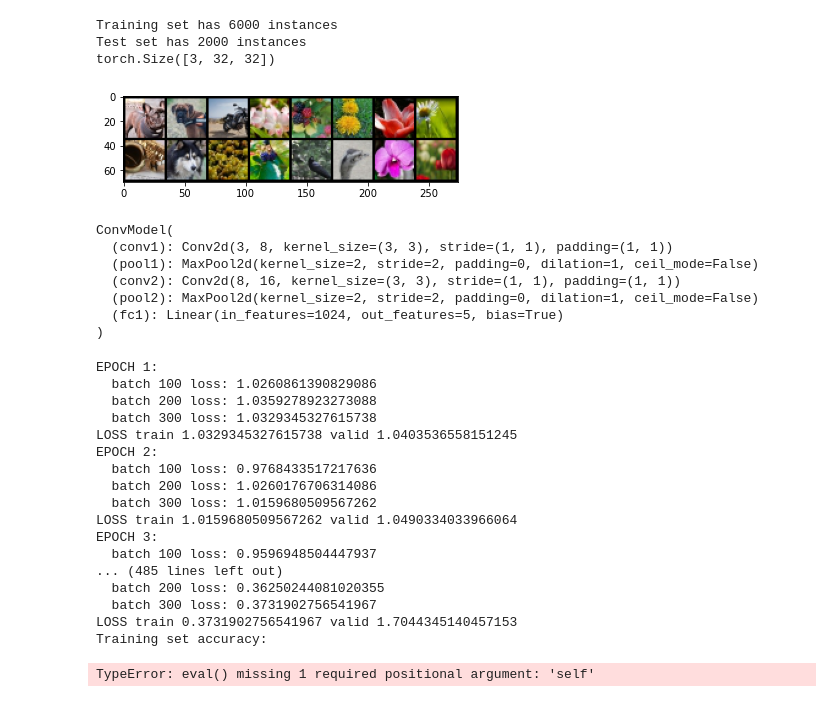
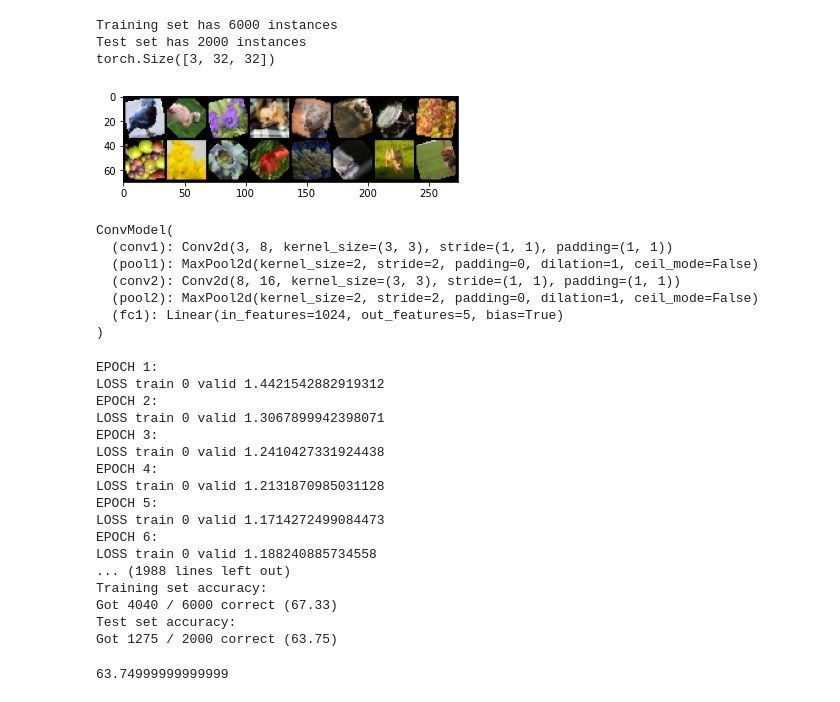
Before and after one commit to rmalone1097/pytorch-image-classifier, a Jupyter notebook: PyTorch_classifier.ipynb, the cells around one changed output. Saved outputs shown, nothing was run; the diff lists cells and outputs as text; code cells hidden in the pictures.

```diff
--- a/PyTorch_classifier.ipynb
+++ b/PyTorch_classifier.ipynb
@@ -40,11 +34,14 @@ class CustomDataset(Dataset):
         labels = []
 
         for folder in os.listdir(img_dir):
-            label = class_names_label[folder]
+            if folder in class_names:
+                label = class_names_label[folder]
             for file in os.listdir(os.path.join(img_dir, folder)):
                 img_path = os.path.join(os.path.join(img_dir, folder), file)
-                img_paths.append(img_path)
-                labels.append(int(label))
+                _, file_extension = os.path.splitext(img_path)
+                if file_extension == '.jpg':
+                    img_paths.append(img_path)
+                    labels.append(int(label))
 
         self.img_labels = pd.DataFrame(np.column_stack([img_paths, labels]))
         self.img_paths = img_paths
@@ -70,18 +67,19 @@ class CustomDataset(Dataset):
         return (image, label)
 # %%
 class_names = ['berry', 'bird', 'dog', 'flower', 'other']
-batch_size = 32
+batch_size = 16
 
 # Add transforms to images to protect against overfitting
 transform = transforms.Compose([
     transforms.RandomHorizontalFlip(p=0.5),
     transforms.RandomVerticalFlip(p=0.5),
     transforms.RandomRotation(degrees=45),
-    transforms.RandomResizedCrop(size=(32, 32), scale=(0.8, 1.0), ratio=(0.75, 1.33), interpolation=2)
 ])
 
-train_set = CustomDataset(class_names, r'Linnaeus 5 32X32\train', transform=transform)
-test_set = CustomDataset(class_names, r'Linnaeus 5 32X32\test')
+data_path = os.path.expanduser('~') + '/data'
+
+train_set = CustomDataset(class_names, data_path + '/train' , transform=transform)
+test_set = CustomDataset(class_names, data_path + '/test')
 
 train_loader = DataLoader(train_set, batch_size=batch_size, shuffle=True, pin_memory=True)
 test_loader = DataLoader(test_set, batch_size=batch_size, shuffle=False, pin_memory=True)
@@ -97,15 +95,15 @@ torch.Size([3, 32, 32])
 # %%
 def show_img(image):
     np_image = image.numpy()
     plt.imshow(np.transpose(np_image, (1, 2, 0)))
 
 dataiter = iter(train_loader)
-images, labels = dataiter.next()
+images, labels = next(dataiter)
 
 image_grid = torchvision.utils.make_grid(images)
 show_img(image_grid)
 # %% [output]
-[figure, old version]
+[figure, new version]
 # %%
 #model = torchvision.models.googlenet(pretrained=True)
 #model.to(device)
@@ -204,7 +202,7 @@ timestamp = datetime.now().strftime('%Y%m%d_%H%M%S')
 writer = SummaryWriter('runs/fashion_trainer_{}'.format(timestamp))
 epoch_number = 0
 
-EPOCHS = 100
+EPOCHS = 1000
 
 best_vloss = 1_000_000.
 
@@ -247,23 +245,23 @@ check_accuracy(train_loader, model)
 check_accuracy(test_loader, model)
 # %% [output]
 EPOCH 1:
-  batch 100 loss: 1.0260861390829086
-  batch 200 loss: 1.0359278923273088
-  batch 300 loss: 1.0329345327615738
-LOSS train 1.0329345327615738 valid 1.0403536558151245
+LOSS train 0 valid 1.4421542882919312
 EPOCH 2:
-  batch 100 loss: 0.9768433517217636
-  batch 200 loss: 1.0260176706314086
-  batch 300 loss: 1.0159680509567262
-LOSS train 1.0159680509567262 valid 1.0490334033966064
+LOSS train 0 valid 1.3067899942398071
 EPOCH 3:
-  batch 100 loss: 0.9596948504447937
-... (485 lines left out)
-  batch 200 loss: 0.36250244081020355
-  batch 300 loss: 0.3731902756541967
-LOSS train 0.3731902756541967 valid 1.7044345140457153
+LOSS train 0 valid 1.2410427331924438
+EPOCH 4:
+LOSS train 0 valid 1.2131870985031128
+EPOCH 5:
+LOSS train 0 valid 1.1714272499084473
+EPOCH 6:
+LOSS train 0 valid 1.188240885734558
+... (1988 lines left out)
 Training set accuracy:
+Got 4040 / 6000 correct (67.33)
+Test set accuracy:
+Got 1275 / 2000 correct (63.75)
-TypeError: eval() missing 1 required positional argument: 'self'
+63.74999999999999
 # %%
 check_accuracy(train_loader, model)
 check_accuracy(test_loader, model)
```
Also changed, not shown: parts of 3 cells of this notebook.
